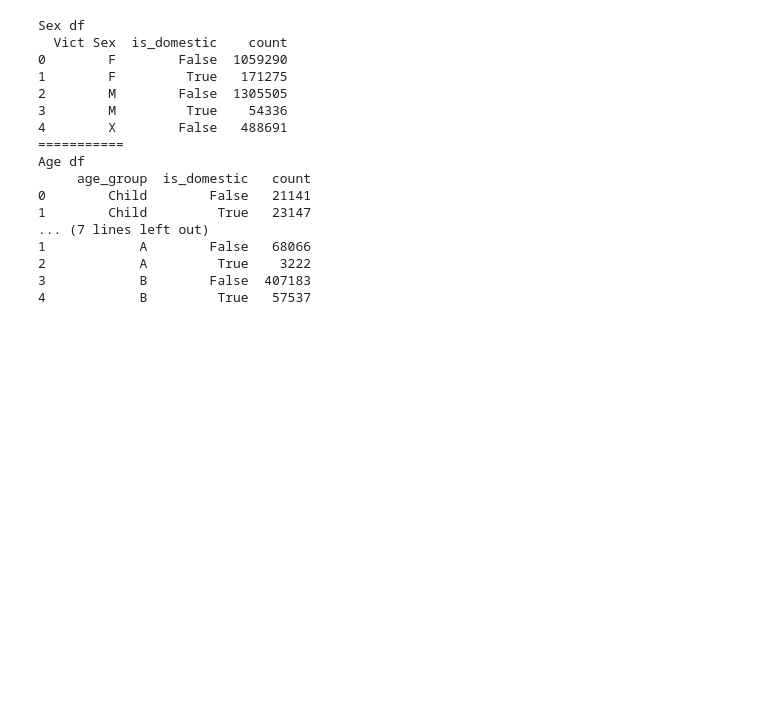
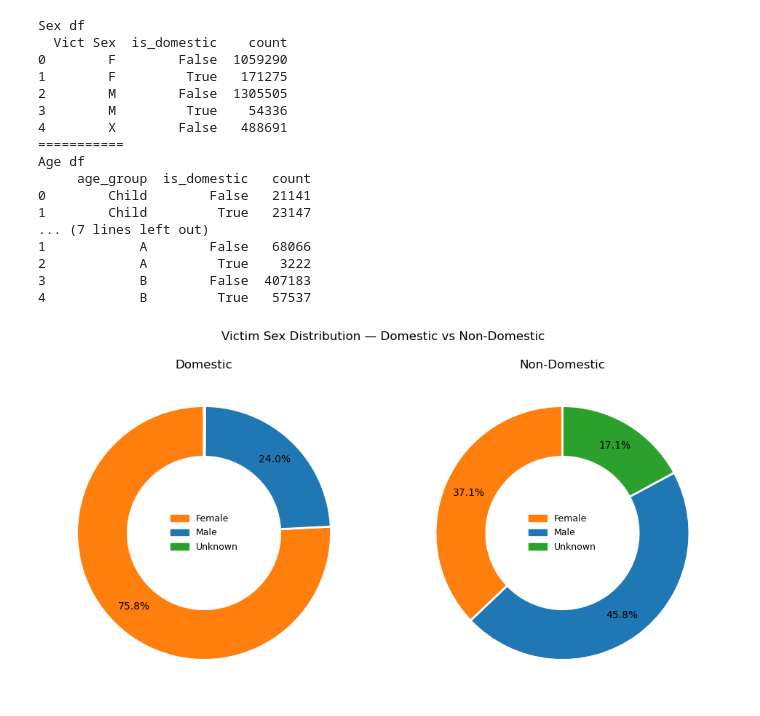
Before and after one commit to AnalystEca/lapd-crime-data, a Jupyter notebook: notebooks/02_analyze/07_eda_block3.ipynb, the cells around one changed output. Cells and saved outputs as stored; diff of their text form; code cells hidden in the pictures; blank space fills up the shorter version.

Commit message:
Q3.2 victim profile comparison: sex distribution donut chart

```diff
--- a/notebooks/02_analyze/07_eda_block3.ipynb
+++ b/notebooks/02_analyze/07_eda_block3.ipynb
@@ -305,3 +305,42 @@ Age df
 2            A         True    3222
 3            B        False  407183
 4            B         True   57537
+# %%
+sex_isDomesticTrue_df = q32_df_sex[q32_df_sex['is_domestic'] == True].copy()
+sex_isDomesticFalse_df = q32_df_sex[q32_df_sex['is_domestic'] == False].copy()
+
+sex_labels = {'F': 'Female', 'M': 'Male', 'X': 'Unknown'}
+category_order = ['F', 'M', 'X']
+colors = ['#ff7f0e', '#1f77b4', '#2ca02c']  # blu, arancione, verde
+
+sex_isDomesticTrue_df = sex_isDomesticTrue_df.set_index('Vict Sex').reindex(category_order).reset_index()
+sex_isDomesticFalse_df = sex_isDomesticFalse_df.set_index('Vict Sex').reindex(category_order).reset_index()
+
+fig, (ax1, ax2) = plt.subplots(1, 2, figsize=(10, 5))
+
+for ax, data, title in [
+    (ax1, sex_isDomesticTrue_df, 'Domestic'),
+    (ax2, sex_isDomesticFalse_df, 'Non-Domestic')
+]:
+    wedges, texts, autotexts = ax.pie(
+        x=data['count'],
+        startangle=90,
+        colors=colors,
+        wedgeprops={'width': 0.4, 'linewidth': 2, 'edgecolor': 'white'},
+        autopct=lambda p: f'{p:.1f}%' if p > 1 else '',
+        pctdistance=0.8
+    )
+    labels = [sex_labels[s] for s in category_order]
+    legend_elements = [
+        plt.Rectangle((0, 0), 1, 1, color=colors[i], label=labels[i])
+        for i in range(len(category_order))
+    ]
+    ax.legend(handles=legend_elements, loc='center', frameon=False, fontsize=9)
+    ax.set_title(title)
+
+plt.suptitle('Victim Sex Distribution — Domestic vs Non-Domestic', y=1.02)
+plt.tight_layout()
+plt.savefig('../../outputs/07_eda_block3/18_donut_victim_sex_domestic.png', dpi=150, bbox_inches='tight')
+plt.show()
+# %% [output]
+[figure, added]
```
Also changed, not shown: parts of 1 cell of this notebook, 1 other file.
